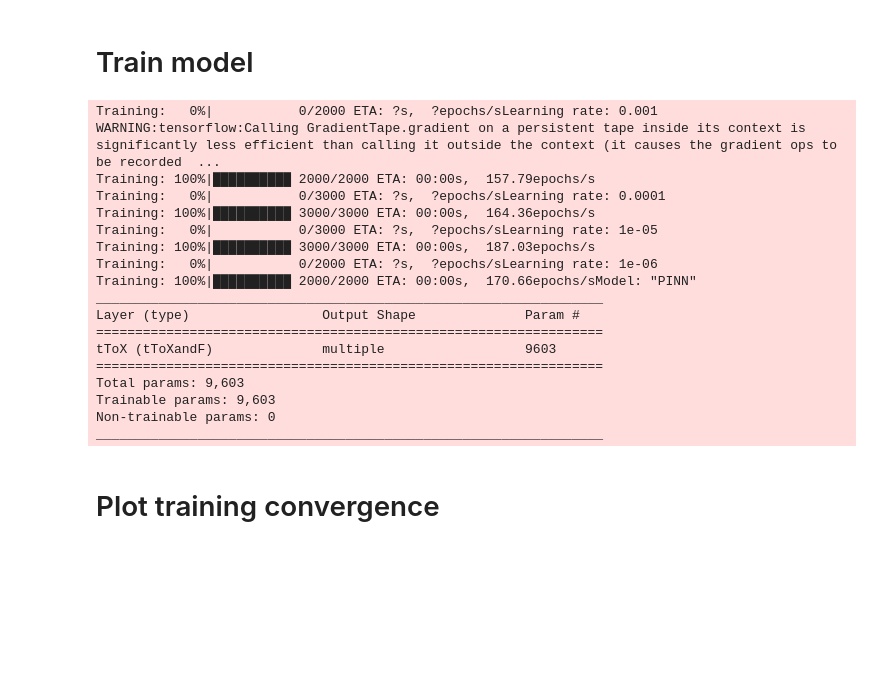
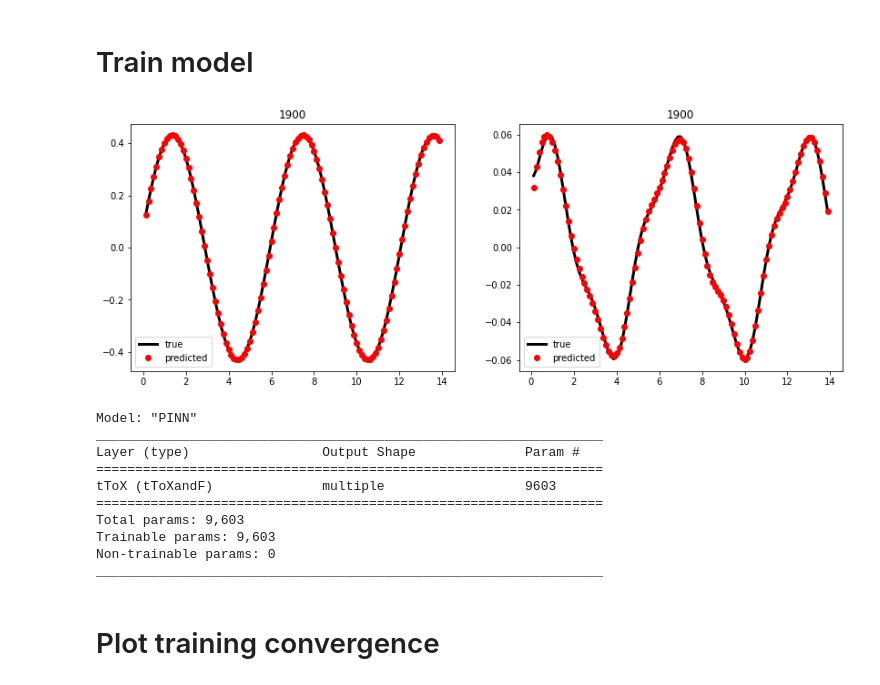
Before and after one commit to helonayala/pinn, a Jupyter notebook: 01_DeepVIV_sec21.ipynb, the cells around one changed output. Saved outputs shown, nothing was run; the diff lists cells and outputs as text; code cells hidden in the pictures; blank space fills up the shorter version.

Commit message:
real-time plot for training

```diff
--- a/01_DeepVIV_sec21.ipynb
+++ b/01_DeepVIV_sec21.ipynb
@@ -159,9 +176,37 @@ class VariableValue(tf.keras.callbacks.Callback):
         super(VariableValue, self).__init__()
         self.vars_to_track = vars_to_track
         self.valueList = [] # list with all variables tracked (each epoch is an element)
+
     def on_epoch_begin(self, epoch, logs):
         tftensor2np = [x.numpy() for x in self.vars_to_track] # convert tf.tensor to list of numpy
         self.valueList.append(tftensor2np) # append for tracking
+
+# Callbacks for watching variables
+class PlotOutput(tf.keras.callbacks.Callback):
+    def __init__(self,x,y,atEveryEpoch = 10):
+        super(PlotOutput, self).__init__()
+        self.x = x
+        self.y = y
+        self.atEveryEpoch = atEveryEpoch
+    def on_epoch_begin(self, epoch, logs):
+        # plot measured vs. predicted outputs
+
+        if not (epoch % self.atEveryEpoch):
+            yh1, yh2 = self.model.predict(self.x)
+
+            clear_output(wait=True)
+
+            plt.figure(figsize=[14,5])
+            plt.subplot(121)
+            plt.plot(self.x, self.y[0], 'k-',linewidth = 3, label="true")
+            plt.plot(self.x, yh1,'ro', label="predicted")
+            plt.legend(), plt.title(epoch)
+
+            plt.subplot(122)
+            plt.plot(self.x, self.y[1], 'k-',linewidth = 3, label="true")
+            plt.plot(self.x, yh2,'ro', label="predicted")
+            plt.legend(), plt.title(epoch)
+            plt.show()
 # %% [markdown]
 # Instantiate PINN model and define hyperparameters
 # %%
@@ -179,37 +224,33 @@ varList = [mdl.tToXandF.b, mdl.tToXandF.k]
 # %%
 nTrain = lrvec.shape[0]
 history = []
 clbkVarValue = []
+pltCalback = PlotOutput(x=t, y=[x,f],atEveryEpoch = 100)
 for i in range(nTrain):
     print("Learning rate:", lrvec[i])
 
     clbkVarValue.append(VariableValue(varList)) # instantiate callback (for saving identified values)
 
     mdl.compile(
         tf.keras.optimizers.Adam(learning_rate=lrvec[i]), loss="mse", metrics="mse"
     )
     history.append(
         mdl.fit(
             x=t,
             y=[x, f],
             epochs=epvec[i],
             batch_size=N_train,
+            # verbose=0,
+            # callbacks=[tqdm_callback, clbkVarValue[i]],
             verbose=0,
-            callbacks=[tqdm_callback, clbkVarValue[i]],
+            callbacks=[pltCalback,clbkVarValue[i]],
             )
         )
 
 mdl.summary()
 # %% [output]
+[figure, added]
-Training:   0%|           0/2000 ETA: ?s,  ?epochs/sLearning rate: 0.001
-WARNING:tensorflow:Calling GradientTape.gradient on a persistent tape inside its context is significantly less efficient than calling it outside the context (it causes the gradient ops to be recorded  ...
-Training: 100%|██████████ 2000/2000 ETA: 00:00s,  157.79epochs/s
-Training:   0%|           0/3000 ETA: ?s,  ?epochs/sLearning rate: 0.0001
-Training: 100%|██████████ 3000/3000 ETA: 00:00s,  164.36epochs/s
-Training:   0%|           0/3000 ETA: ?s,  ?epochs/sLearning rate: 1e-05
-Training: 100%|██████████ 3000/3000 ETA: 00:00s,  187.03epochs/s
-Training:   0%|           0/2000 ETA: ?s,  ?epochs/sLearning rate: 1e-06
-Training: 100%|██████████ 2000/2000 ETA: 00:00s,  170.66epochs/sModel: "PINN"
+Model: "PINN"
 _________________________________________________________________
 Layer (type)                 Output Shape              Param #
 =================================================================
```
Also changed, not shown: parts of 2 cells of this notebook.
